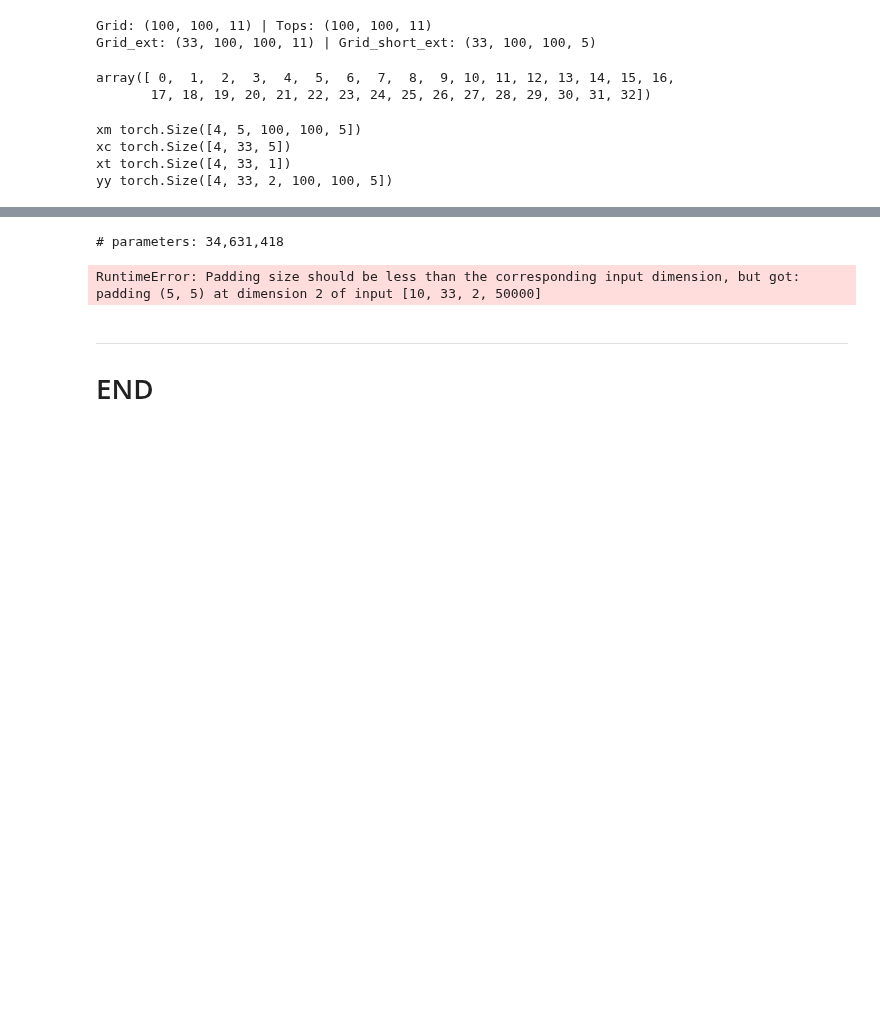
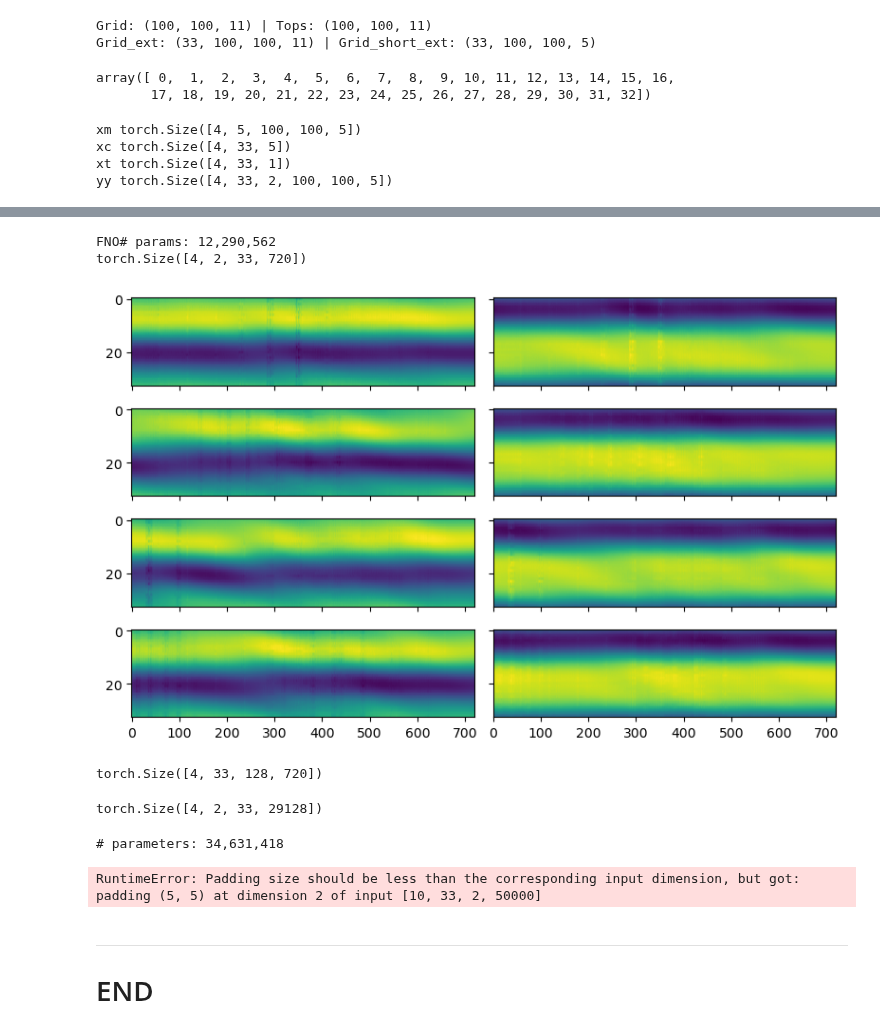
Before and after one commit to misaelmmorales/Placement-Control-Optim-CO2, a Jupyter notebook: temp.ipynb, the cells around one changed output, grey strips where cells are left out. Saved outputs shown, nothing was run; the diff lists cells and outputs as text; code cells hidden in the pictures; blank space fills up the shorter version.

```diff
--- a/temp.ipynb
+++ b/temp.ipynb
@@ -225 +229,34 @@ torch.Size([4, 2, 23760])
+# %%
+fno = FNO(n_modes=((3,10)),
+          in_channels=128, lifting_channels=256, hidden_channels=256, projection_channels=256, out_channels=2,
+          n_layers=5)
+
+print('FNO# params: {:,}'.format(sum(p.numel() for p in fno.parameters() if p.requires_grad)))
+zy = fno(zz)
+print(zy.shape)
+
+fig, axs = plt.subplots(4, 2, figsize=(8,5), sharex=True, sharey=True)
+for i in range(4):
+    for j in range(2):
+        ax = axs[i,j]
+        d = zy[i,j].detach().numpy()
+        ax.imshow(d, aspect='auto')
+plt.tight_layout()
+plt.show()
+# %% [output]
+FNO# params: 12,290,562
+torch.Size([4, 2, 33, 720])
+[figure, added]
+# %%
+zy = zz.permute(0,2,1,3)
+print(zy.shape)
+# %% [output]
+torch.Size([4, 33, 128, 720])
+# %%
+fcQ = nn.Linear(720, 29128)
+
+yh = fcQ(zy)
+print(yh.shape)
+# %% [output]
+torch.Size([4, 2, 33, 29128])
 # %%
```
Also changed, not shown: parts of 5 cells of this notebook.
